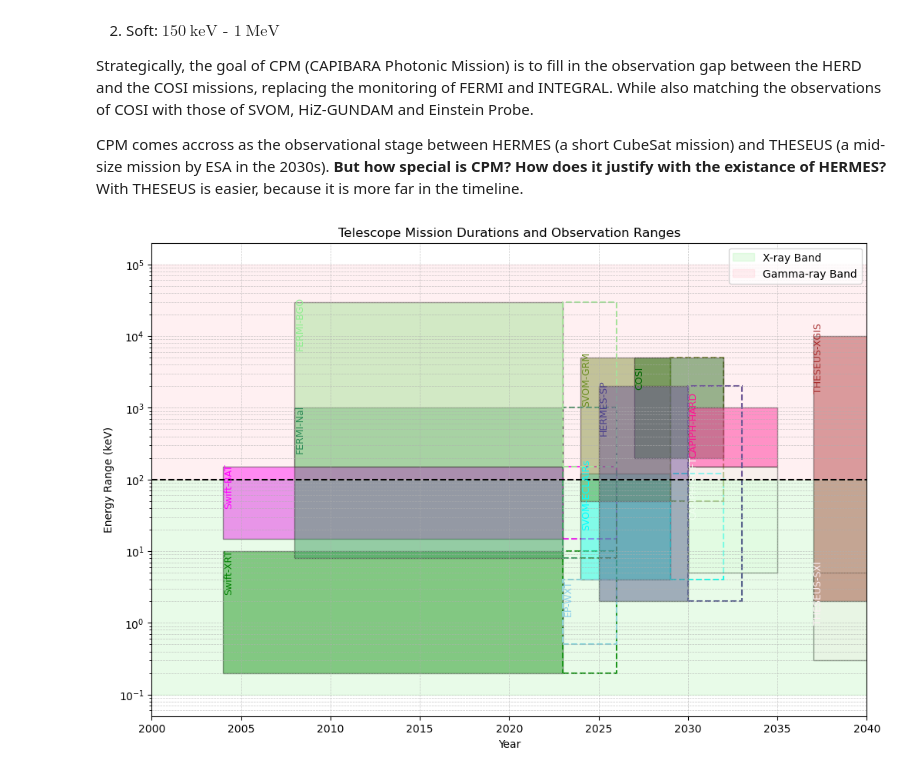
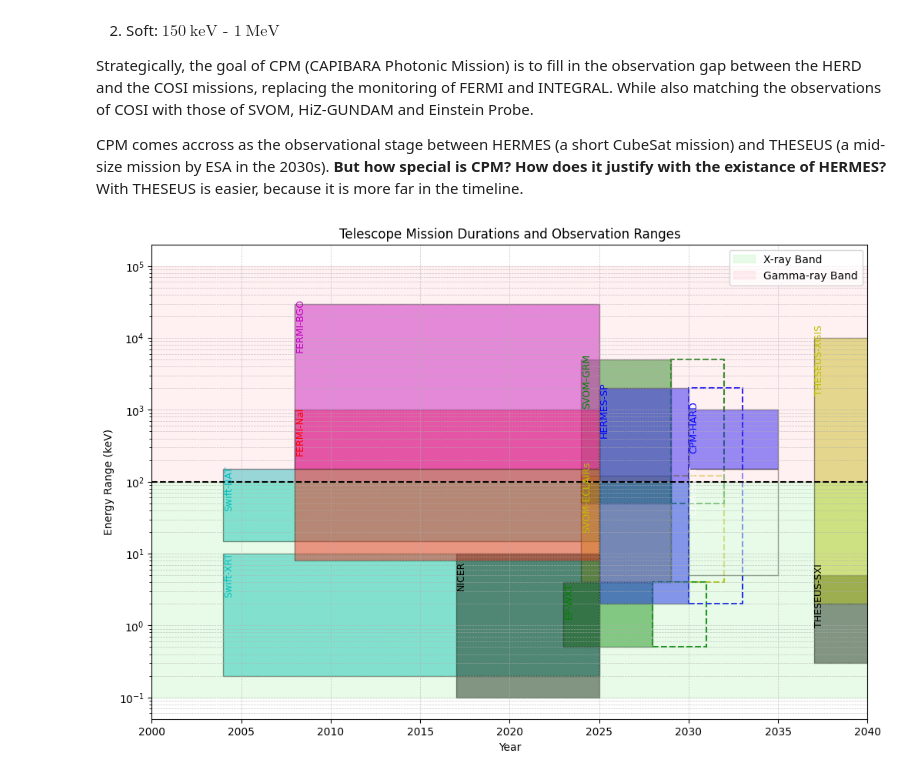
Before and after one commit to CAPIBARA3/capigx-obs-stats, a Jupyter notebook: FinalGantt.ipynb, the cells around one changed output. Drawn from its saved outputs; the diff is of its cells as text; code cells hidden in the pictures.

```diff
--- a/FinalGantt.ipynb
+++ b/FinalGantt.ipynb
@@ -149,45 +142,44 @@ import matplotlib.pyplot as plt
 import matplotlib.patches as patches
 import matplotlib.colors as mcolors
 
-mcol = list(mcolors.CSS4_COLORS.keys())
+#mcol = list(mcolors.CSS4_COLORS.keys())
+mcol = list(mcolors.BASE_COLORS.keys())
 
 # Define telescope data (including possible extensions)
+# Define telescope data (including possible extensions)
 telescopes = [
-    ('Swift-BAT', (15, 150), 2004, 'y', 'current_xray', 'source'),
-    ('Swift-XRT', (0.2, 10), 2004, 'y', 'current_xray', 'source'),
-    ('SVOM-ECLAIRs', (4, 120), 2024, 'y', 'current_xray', 'source'),
-    ('SVOM-GRM', (50, 5000), 2024, 'y', 'current_xray', 'source'),
-    ('EP-WXT', (0.5, 4), 2023, 'y', 'current_xray', 'source'),
-    ('FERMI-Nal', (8, 1000), 2008, 'y', 'current_gamma', 'source'),
-    ('FERMI-BGO', (150, 30000), 2008, 'y', 'current_gamma', 'source'),
-    ('COSI', (200, 5000), 2027, 'n', 'future_gamma', 'source'),
-    ('THESEUS-SXI', (0.3, 5), 2037, 'n', 'future_gamma', 'source'),
-    ('THESEUS-XGIS', (2, 10000), 2037, 'n', 'future_gamma', 'source'),
-    ('CAPIPH-SOFT', (5, 150), 2030, 'n', 'capiph', 'alcaide-núñez 2025 inprep'),
-    ('CAPIPH-HARD', (150, 1000), 2030, 'n', 'capiph', 'alcaide-núñez 2025 inprep'),
-    ('HERMES-SP', (2, 2000), 2025, 'y', 'capiph', 'Evangelista et al.'),
+    ('Swift-BAT', (15, 150), (2004, 2025), 'n', 'current_xray', 'source'),
+    ('Swift-XRT', (0.2, 10), (2004, 2025), 'n', 'current_xray', 'source'),
+    ('SVOM-ECLAIRs', (4, 120), (2024, 2029), 'y', 'current_xray', 'source'),
+    ('SVOM-GRM', (50, 5000), (2024, 2029), 'y', 'current_xray', 'source'),
+    ('EP-WXT', (0.5, 4), (2023, 2028), 'y', 'current_xray', 'source'),
+    ('NICER', (0.1, 10), (2017, 2025), 'n', 'current_xray', 'Description NICER website'),
+
+    ('FERMI-Nal', (8, 1000), (2008, 2025), 'n', 'current_gamma', 'source'),
+    ('FERMI-BGO', (150, 30000), (2008, 2025), 'n', 'current_gamma', 'source'),
+
+
+    ('THESEUS-SXI', (0.3, 5), (2037, 2042), 'y', 'future_xray', 'source'),
+    ('HERMES-SP', (2, 2000), (2025, 2030), 'y', 'future_xray', 'Evangelista et al.'), # extension possibility, because although this is a CubeSat mission, since it's a constellation, nodes can be updated
+
+    ('THESEUS-XGIS', (2, 10000), (2037, 2042), 'y', 'future_gamma', 'source'),
+    # cancelled
+    # ('COSI', (200, 5000), (2027, 2032), 'n', 'future_gamma', 'source'),
+
+    ('CPM-SOFT', (5, 150), (2030, 2035), 'n', 'capiph', 'alcaide-núñez 2025 inprep'),
+    ('CPM-HARD', (150, 1000), (2030, 2035), 'n', 'capiph', 'alcaide-núñez 2025 inprep'),
 ]
 
 # Define current year
-current_year = 2023
+current_year = 2025
 
 # Extract data
 names = [t[0] for t in telescopes]
 ranges = [t[1] for t in telescopes]
-launch_years = [t[2] for t in telescopes]
+launch_years = [t[2][0] for t in telescopes]
+end_years = [t[2][1] for t in telescopes]
 extensions = [t[3] for t in telescopes]
 obstypes = [t[4] for t in telescopes]
-
-# Compute mission durations
-lifetimes = []
-for year in launch_years:
-    if year <= current_year:
-        lifetimes.append(current_year - year)
-    else:
-        lifetimes.append(5)  # Assume default 5-year lifetime for future missions
-
-# Compute end-of-mission years
-end_years = [launch + lifetime for launch, lifetime in zip(launch_years, lifetimes)]
 
 # Create plot
 fig, ax = plt.subplots(figsize=(12, 8))
@@ -211,7 +203,7 @@ for i in range(len(telescopes)):
     obstype = obstypes[i]
 
     from random import randint
-    color = mcol[randint(0, 147)]
+    color = mcol[randint(0, len(mcol)-1)]
     text_color = color # "black"
     width = end_mission - launch
     height = end - start
@@ -230,31 +222,31 @@ for i in range(len(telescopes)):
 
     # Centered label
     ax.text(launch+0.3, start + height / 2, name, ha="center", va="center", fontsize=9, color=text_color, rotation='vertical')
 
 # Set axis labels and title
 ax.set_xlabel("Year")
 ax.set_ylabel("Energy Range (keV)")
 ax.set_title("Telescope Mission Durations and Observation Ranges")
 
 # Log scale for energy
 ax.set_yscale("log")
 
 # Highlight X-ray and gamma-ray energy bands
 ax.axhline(y=100, color='black', linestyle='--')
 ax.axhspan(ymin=0.1, ymax=100, color='lightgreen', alpha=0.2, label="X-ray Band")
 ax.axhspan(ymin=100, ymax=10**5, color='lightpink', alpha=0.2, label="Gamma-ray Band")
 
 # Set x-axis range
 ax.set_xlim(2000, 2040)
 
 # Enable grid
 ax.grid(True, which="both", linestyle="--", linewidth=0.5, alpha=0.7)
 
 # Optional: Add legend for bands
 ax.legend(loc='upper right')
 
 # Save and show
 fig.savefig('time_energy.png', dpi=600)
 plt.show()
 # %% [output]
-[figure, old version]
+[figure, new version]
```
Also changed, not shown: parts of 1 cell of this notebook, 2 other files.
